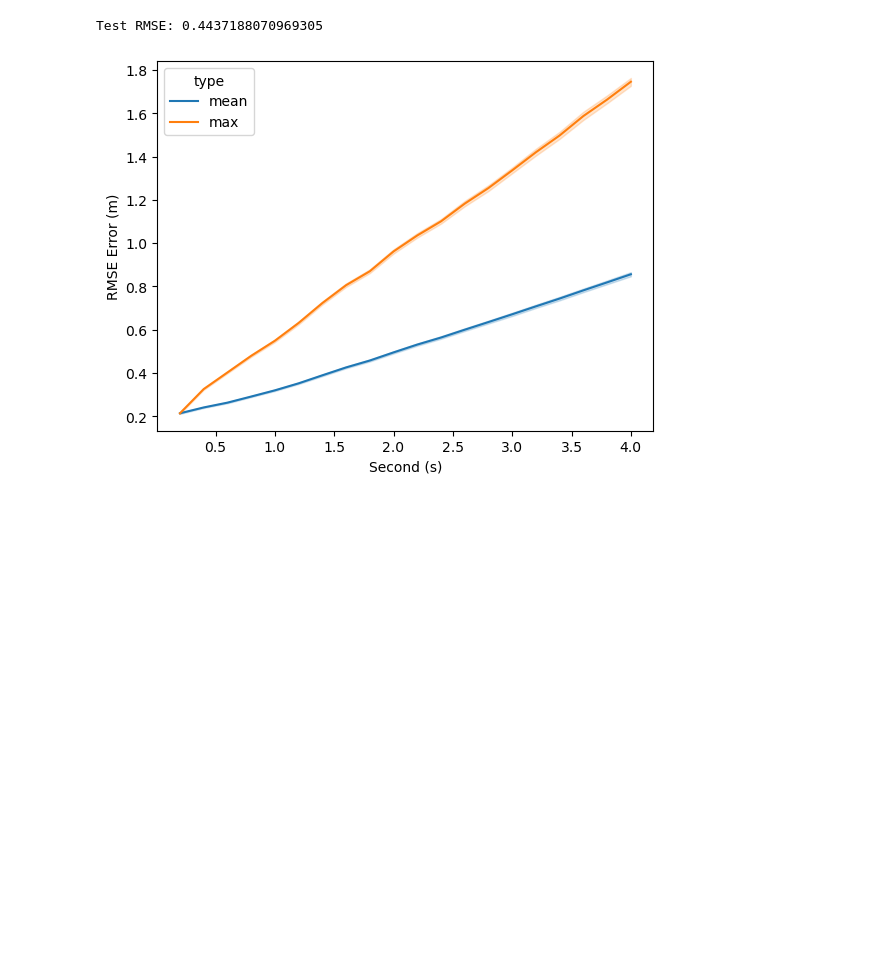
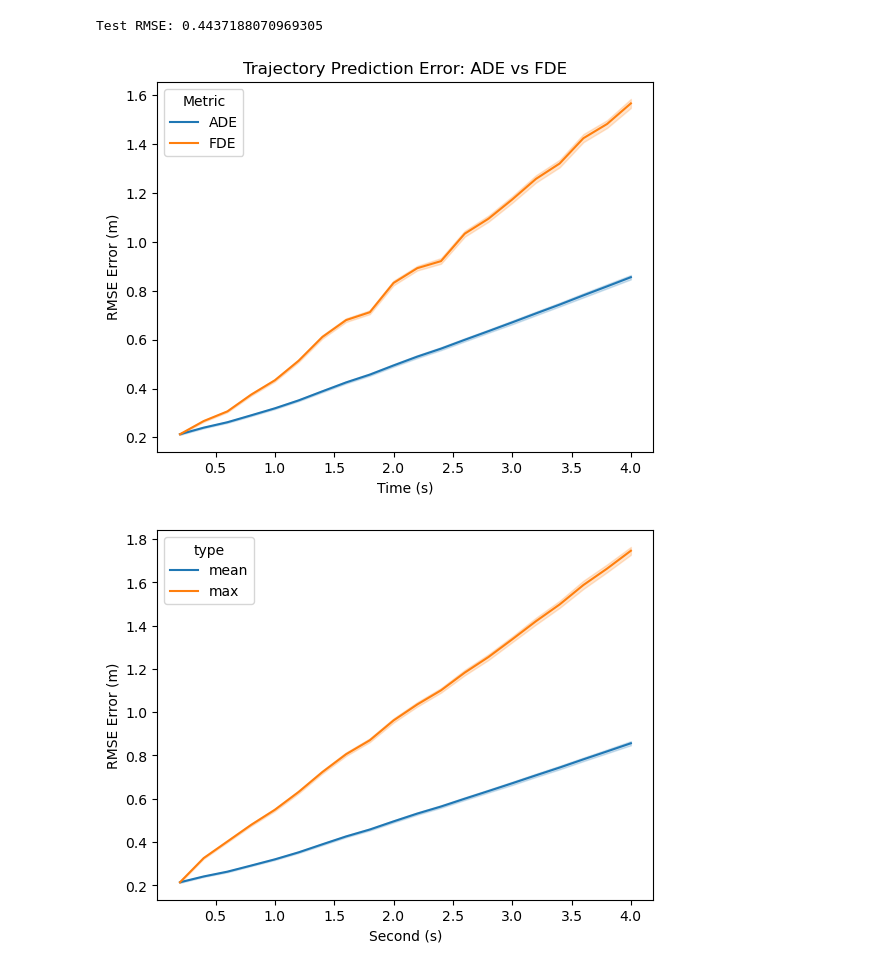
Before and after one commit to priest-yang/Pedestrian-Trajectory-Prediction, a Jupyter notebook: notebook/TFT_Flowmatching.ipynb, the cells around one changed output. Cells and saved outputs as stored; diff of their text form; code cells hidden in the pictures; blank space fills up the shorter version.

Commit message:
update FDE/ADE metrics

```diff
--- a/notebook/TFT_Flowmatching.ipynb
+++ b/notebook/TFT_Flowmatching.ipynb
@@ -973,6 +973,55 @@ for idx, key_ in enumerate(["User_X", "User_Y"]):
     truths[:, :, idx] = truths[:, :, idx] * normalize_dict['std'][key_] + normalize_dict['mean'][key_]
 # %% [output]
 Test RMSE: 0.4437188070969305
+# %%
+# Assume predictions and truths are torch tensors of shape (batch_size, num_steps, num_dims)
+# Also assume model_name and folder_name are defined strings for saving the plot.
+criterion = nn.MSELoss(reduction="none")
+
+steps = []
+ade_loss = []
+fde_loss = []
+
+# Loop over each prediction horizon (step)
+for step in range(1, predictions.size(1) + 1):
+    # Compute MSE loss for the first 'step' timesteps for all samples
+    raw_loss = criterion(predictions[:, :step, :], truths[:, :step, :])
+    # Sum loss over the coordinate dimension and take square root to get RMSE per timestep per sample
+    raw_rmse = torch.sqrt(torch.sum(raw_loss, dim=-1))
+
+    # ADE: average RMSE over all time steps for each sample
+    current_ade = raw_rmse.mean(dim=-1)
+    # FDE: RMSE error at the final timestep for each sample
+    current_fde = raw_rmse[:, -1]  # Alternatively, use: raw_rmse.max(dim=-1).values
+
+    ade_loss.append(current_ade)
+    fde_loss.append(current_fde)
+    steps.extend([step] * len(current_ade))
+
+# Concatenate results across all steps and move to CPU numpy arrays
+ade_loss = torch.cat(ade_loss).cpu().numpy()
+fde_loss = torch.cat(fde_loss).cpu().numpy()
+
+# Create DataFrames for ADE and FDE
+df_ade = pd.DataFrame({'Step': steps, 'Loss': ade_loss, 'Metric': 'ADE'})
+df_fde = pd.DataFrame({'Step': steps, 'Loss': fde_loss, 'Metric': 'FDE'})
+
+# Combine both DataFrames
+df = pd.concat([df_ade, df_fde], ignore_index=True)
+
+# Convert step count to seconds and scale the RMSE error to meters
+df['Second (s)'] = df['Step'] / 5   # For example, if 5 steps equal 1 second
+df['RMSE Error (m)'] = df['Loss'] / 100  # Convert error to meters
+
+# Plot the ADE and FDE curves using seaborn
+sns.lineplot(data=df, x='Second (s)', y='RMSE Error (m)', hue='Metric')
+plt.title("Trajectory Prediction Error: ADE vs FDE")
+plt.xlabel("Time (s)")
+plt.ylabel("RMSE Error (m)")
+# plt.savefig(f'../model/{model_name}/{folder_name}/res.png')
+plt.show()
+# %% [output]
+[figure, added]
 # %%
 criterion = nn.MSELoss(reduction="none")
 
```
Also changed, not shown: parts of 2 cells of this notebook.
